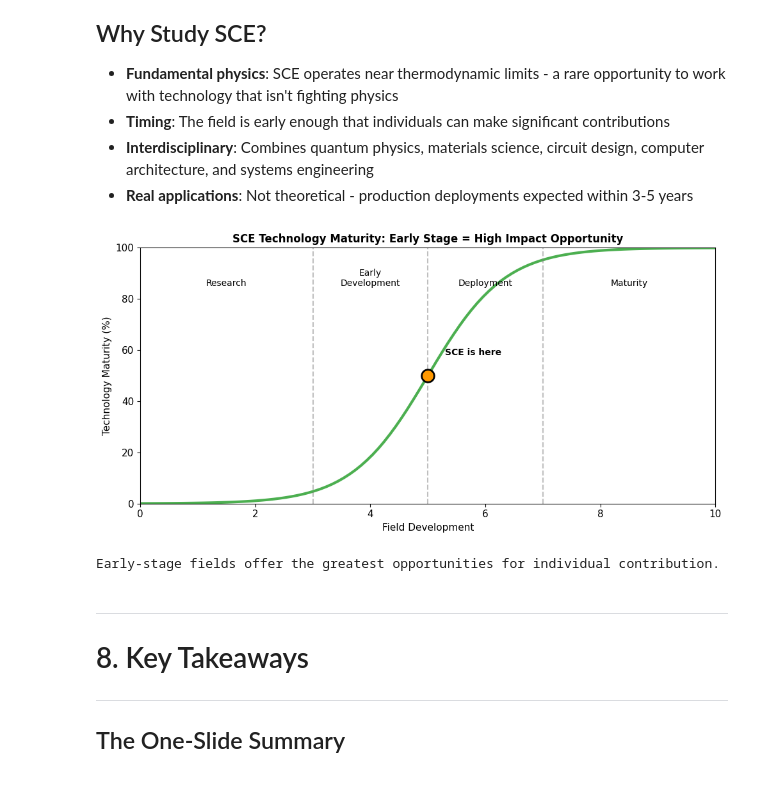
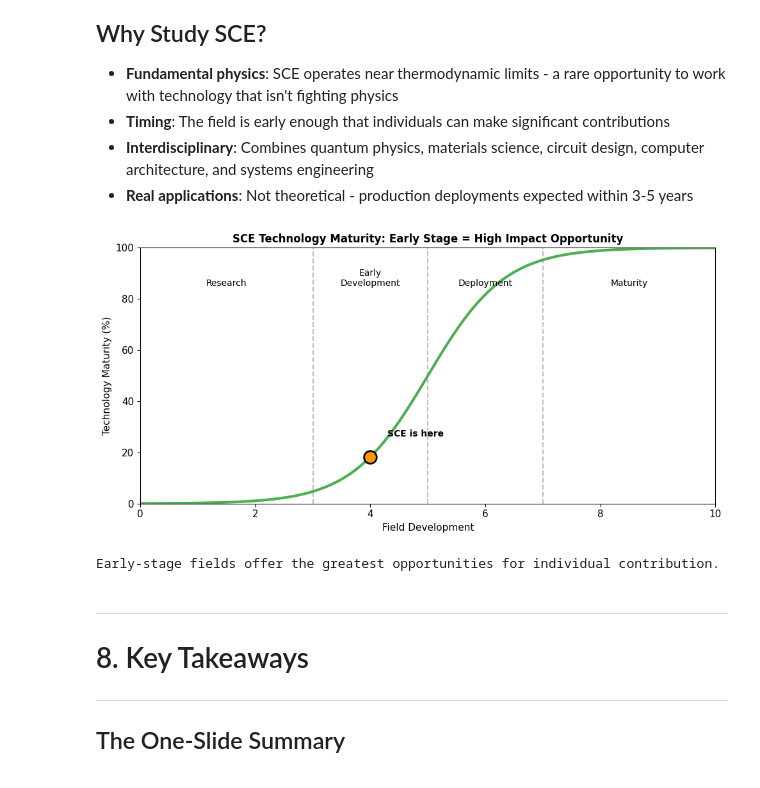
Before and after one commit to Adiabatic-Machines/sce-futures, a Jupyter notebook: notebooks/00_executive_overview.ipynb, the cells around one changed output. Cells and saved outputs as stored; diff of their text form; code cells hidden in the pictures.

Commit message:
Move SCE maturity dot to x=4 (early development)
Co-Authored-By: Claude Opus 4.5 <noreply@anthropic.com>

```diff
--- a/notebooks/00_executive_overview.ipynb
+++ b/notebooks/00_executive_overview.ipynb
@@ -723,37 +723,37 @@ This course focuses on **AQFP for AI acceleration**—the ultra-low-power path t
 fig, ax = plt.subplots(figsize=(10, 5))
 
 # Technology maturity S-curve
 x = np.linspace(0, 10, 100)
 adoption = 100 / (1 + np.exp(-1.5*(x - 5)))  # S-curve
 
 ax.plot(x, adoption, color=COLORS['sce'], linewidth=3)
 ax.axvline(x=3, color='gray', linestyle='--', alpha=0.5)
 ax.axvline(x=5, color='gray', linestyle='--', alpha=0.5)
 ax.axvline(x=7, color='gray', linestyle='--', alpha=0.5)
 
 ax.text(1.5, 85, 'Research', ha='center', fontsize=10)
 ax.text(4, 85, 'Early\nDevelopment', ha='center', fontsize=10)
 ax.text(6, 85, 'Deployment', ha='center', fontsize=10)
 ax.text(8.5, 85, 'Maturity', ha='center', fontsize=10)
 
-# SCE position - at inflection point, steepest rate of change
-sce_x = 5.0
-sce_y = 100 / (1 + np.exp(-1.5*(sce_x - 5)))  # = 50% at inflection point
+# SCE position - early development phase
+sce_x = 4.0
+sce_y = 100 / (1 + np.exp(-1.5*(sce_x - 5)))
 ax.scatter([sce_x], [sce_y], s=200, color=COLORS['secondary'], zorder=5, edgecolors='black', linewidth=2)
 ax.text(sce_x + 0.3, sce_y + 8, 'SCE is here', fontsize=10, fontweight='bold')
 
 ax.set_xlabel('Field Development', fontsize=11)
 ax.set_ylabel('Technology Maturity (%)', fontsize=11)
 ax.set_title('SCE Technology Maturity: Early Stage = High Impact Opportunity', fontsize=12, fontweight='bold')
 ax.set_xlim(0, 10)
 ax.set_ylim(0, 100)
 
 plt.tight_layout()
 plt.show()
 
 print("Early-stage fields offer the greatest opportunities for individual contribution.")
 # %% [output]
-[figure, old version]
+[figure, new version]
 Early-stage fields offer the greatest opportunities for individual contribution.
 # %% [markdown]
 ---
```
